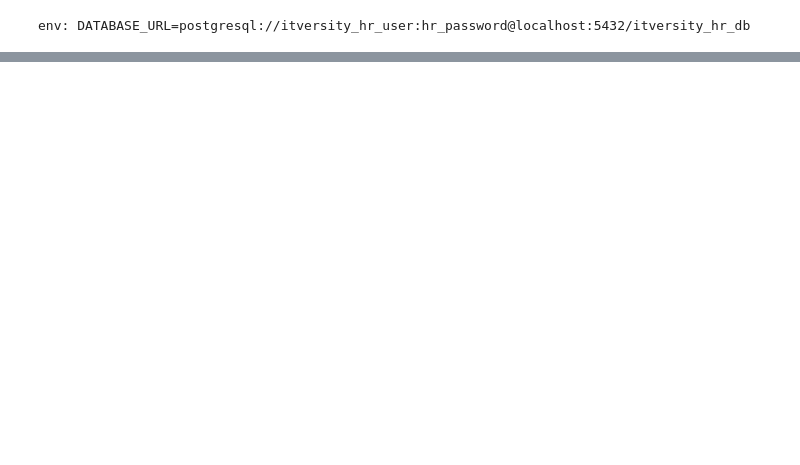
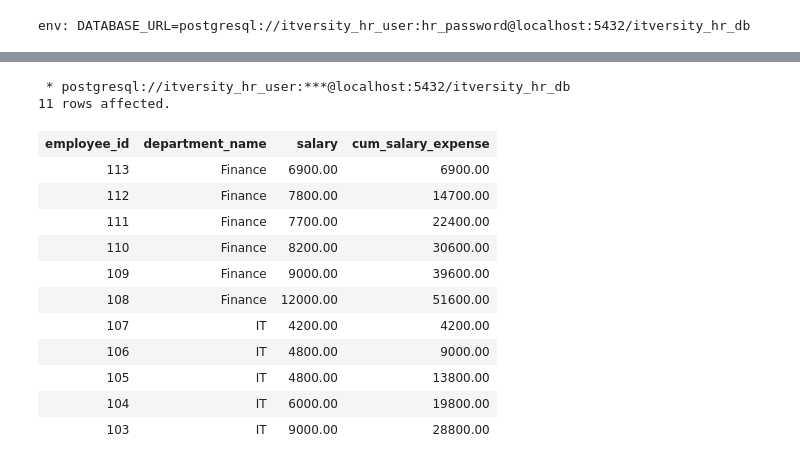
Before and after one commit to EduardoZimelewicz/data-engineering-spark, a Jupyter notebook: itversity-material/01-python-and-sql/05.5_advanced_queries/exercises.ipynb, the cells around one changed output, grey strips where cells are left out. Drawn from its saved outputs; the diff is of its cells as text; code cells hidden in the pictures; blank space fills up the shorter version.

```diff
--- a/itversity-material/01-python-and-sql/05.5_advanced_queries/exercises.ipynb
+++ b/itversity-material/01-python-and-sql/05.5_advanced_queries/exercises.ipynb
@@ -158,0 +212,27 @@ Get all the employees who is making more than average salary with in each depart
+# %%
+%%sql
+SELECT
+    e.employee_id,
+    d.department_name,
+    e.salary,
+    sum(e.salary) OVER (PARTITION BY d.department_name ROWS BETWEEN UNBOUNDED PRECEDING AND CURRENT ROW) AS cum_salary_expense
+FROM employees e LEFT JOIN departments d
+ON d.department_id = e.department_id
+WHERE d.department_name IN ('Finance', 'IT')
+GROUP BY d.department_name, e.department_id, e.employee_id
+ORDER BY e.employee_id DESC, d.department_name
+# %% [output]
+ * postgresql://itversity_hr_user:***@localhost:5432/itversity_hr_db
+11 rows affected.
+| employee_id | department_name | salary | cum_salary_expense |
+| 113 | Finance | 6900.00 | 6900.00 |
+| 112 | Finance | 7800.00 | 14700.00 |
+| 111 | Finance | 7700.00 | 22400.00 |
+| 110 | Finance | 8200.00 | 30600.00 |
+| 109 | Finance | 9000.00 | 39600.00 |
+| 108 | Finance | 12000.00 | 51600.00 |
+| 107 | IT | 4200.00 | 4200.00 |
+| 106 | IT | 4800.00 | 9000.00 |
+| 105 | IT | 4800.00 | 13800.00 |
+| 104 | IT | 6000.00 | 19800.00 |
+| 103 | IT | 9000.00 | 28800.00 |
```
Also changed, not shown: parts of 12 cells of this notebook, 1 other file.
